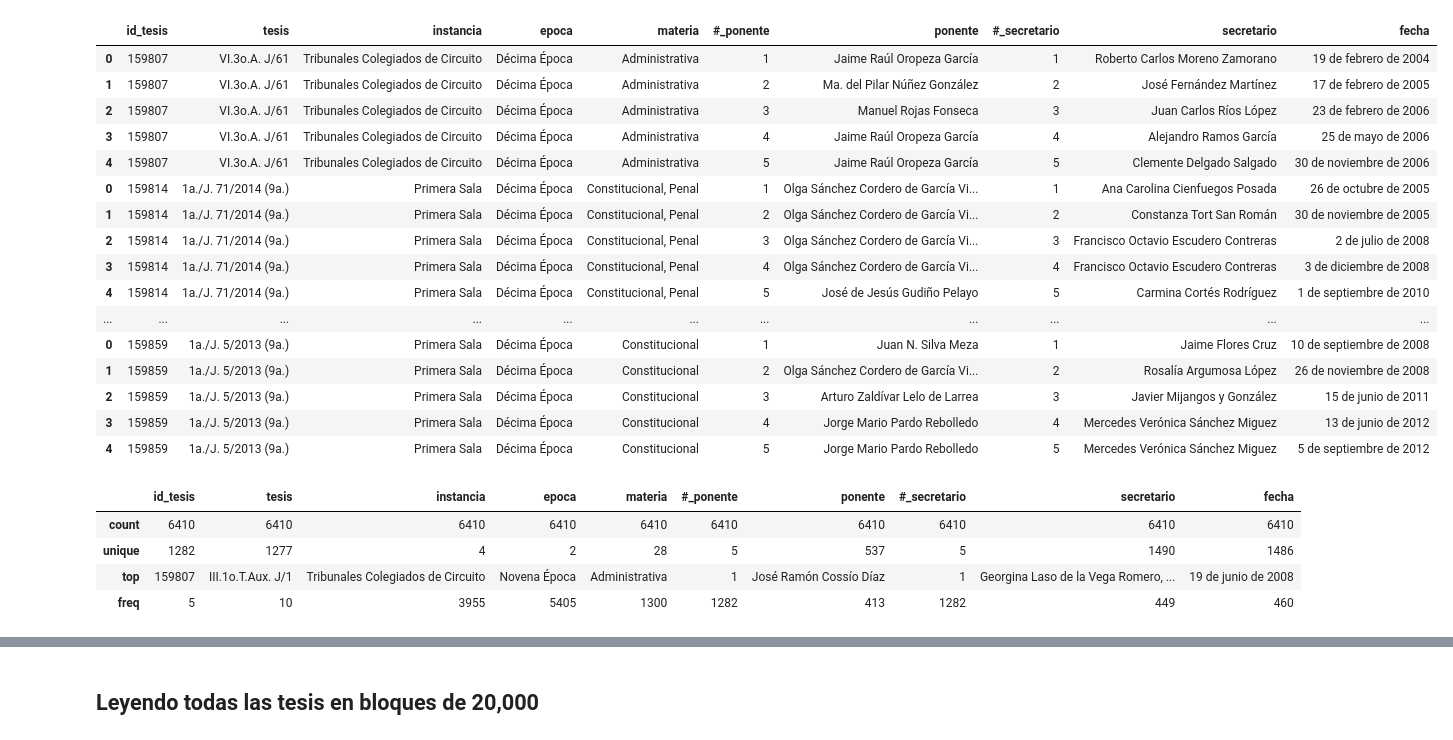
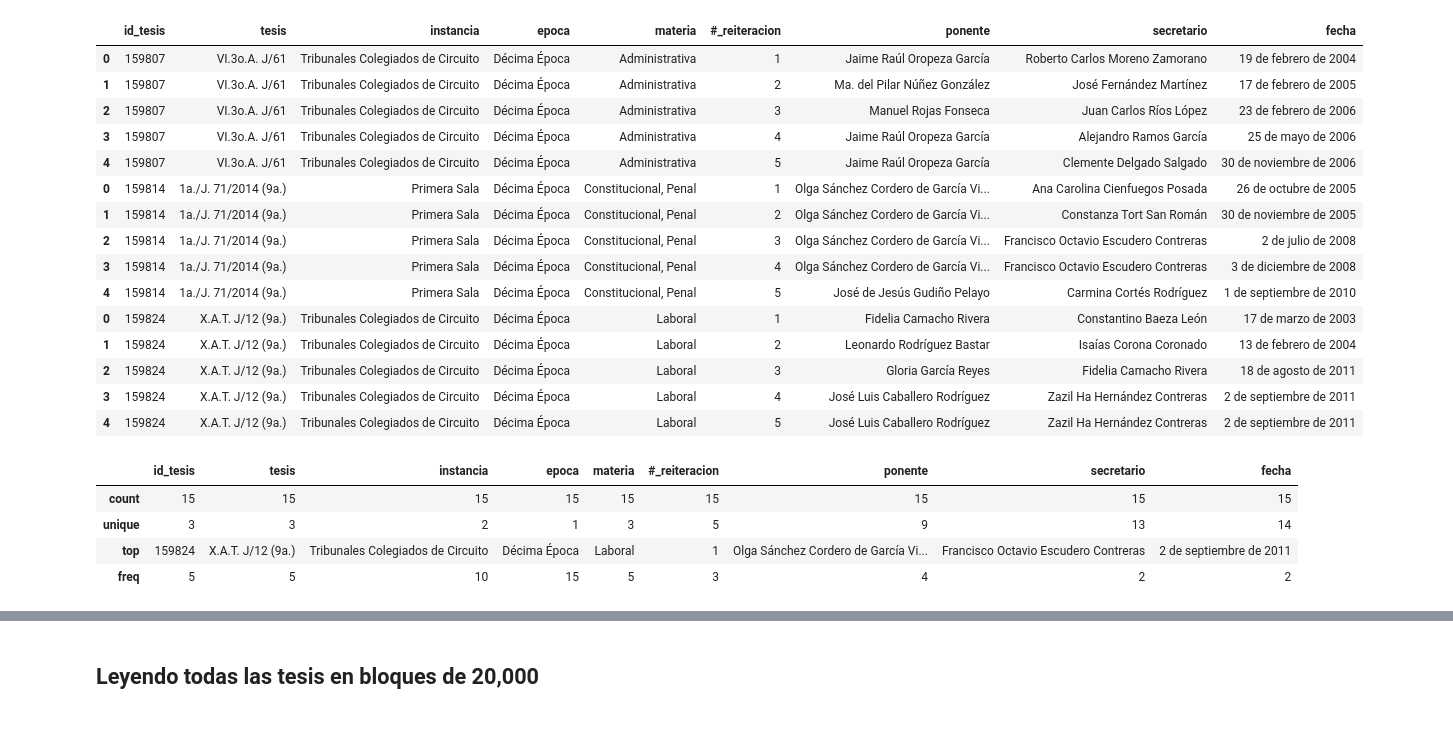
Before and after one commit to lecepe00/estancia_inv_MCD, a Jupyter notebook: notebooks/extraccion_datos.ipynb, the cells around one changed output, grey strips where cells are left out. Saved outputs shown, nothing was run; the diff lists cells and outputs as text; code cells hidden in the pictures.

```diff
--- a/notebooks/extraccion_datos.ipynb
+++ b/notebooks/extraccion_datos.ipynb
@@ -22,7 +20,7 @@ print(file_count)
 # %%
 ruta_txt = '../data_prueba/*.txt'
 # %%
-tabla_tesis_jurisprudencia = pd.DataFrame(columns=['id_tesis','tesis','instancia','epoca','materia','#_reiteracion','ponente','secretario','fecha'])
+tabla_tesis_jurisprudencia_prueba = pd.DataFrame(columns=['id_tesis','tesis','instancia','epoca','materia','#_reiteracion','ponente','secretario','fecha'])
 
 t0 = time.time()
 n = len(glob.glob(ruta_txt))
@@ -61,10 +59,10 @@ for i in range(n):
                 #Búsquedas de Ponentes, Secretarios y Fechas
                 ponentes = busqueda_ponentes(text_aux)
                 secretarios = busqueda_secretarios(text_aux,ponentes)
-                fecha = busqueda_fecha(text_aux)
+                fecha = busqueda_fecha(text_aux,ponentes)
 
                 tabla_iteracion = crea_tabla(id_tesis,tesis,instancia,epoca,materia,ponentes,secretarios,fecha)
-                tabla_tesis_jurisprudencia = tabla_tesis_jurisprudencia.append(tabla_iteracion)
+                tabla_tesis_jurisprudencia_prueba = tabla_tesis_jurisprudencia_prueba.append(tabla_iteracion)
 
         # Imprimir cada 1,000 iteraciones
         if i%1000 == 0:
@@ -108,28 +92,27 @@ Total tesis de Jurisprudencia por Reiteración: 1282
 # %%
-tabla_tesis_jurisprudencia.head(20)
+tabla_tesis_jurisprudencia_prueba.head(20)
 # %% [output]
-|  | id_tesis | tesis | instancia | epoca | materia | #_ponente | ponente | #_secretario | secretario | fecha |
-| 0 | 159807 | VI.3o.A. J/61 | Tribunales Colegiados de Circuito | Décima Época | Administrativa | 1 | Jaime Raúl Oropeza García | 1 | Roberto Carlos Moreno Zamorano | 19 de febrero de 2004 |
-| 1 | 159807 | VI.3o.A. J/61 | Tribunales Colegiados de Circuito | Décima Época | Administrativa | 2 | Ma. del Pilar Núñez González | 2 | José Fernández Martínez | 17 de febrero de 2005 |
-| 2 | 159807 | VI.3o.A. J/61 | Tribunales Colegiados de Circuito | Décima Época | Administrativa | 3 | Manuel Rojas Fonseca | 3 | Juan Carlos Ríos López | 23 de febrero de 2006 |
-| 3 | 159807 | VI.3o.A. J/61 | Tribunales Colegiados de Circuito | Décima Época | Administrativa | 4 | Jaime Raúl Oropeza García | 4 | Alejandro Ramos García | 25 de mayo de 2006 |
-| 4 | 159807 | VI.3o.A. J/61 | Tribunales Colegiados de Circuito | Décima Época | Administrativa | 5 | Jaime Raúl Oropeza García | 5 | Clemente Delgado Salgado | 30 de noviembre de 2006 |
-| 0 | 159814 | 1a./J. 71/2014 (9a.) | Primera Sala | Décima Época | Constitucional, Penal | 1 | Olga Sánchez Cordero de García Vi... | 1 | Ana Carolina Cienfuegos Posada | 26 de octubre de 2005 |
-| 1 | 159814 | 1a./J. 71/2014 (9a.) | Primera Sala | Décima Época | Constitucional, Penal | 2 | Olga Sánchez Cordero de García Vi... | 2 | Constanza Tort San Román | 30 de noviembre de 2005 |
-| 2 | 159814 | 1a./J. 71/2014 (9a.) | Primera Sala | Décima Época | Constitucional, Penal | 3 | Olga Sánchez Cordero de García Vi... | 3 | Francisco Octavio Escudero Contreras | 2 de julio de 2008 |
-| 3 | 159814 | 1a./J. 71/2014 (9a.) | Primera Sala | Décima Época | Constitucional, Penal | 4 | Olga Sánchez Cordero de García Vi... | 4 | Francisco Octavio Escudero Contreras | 3 de diciembre de 2008 |
-| 4 | 159814 | 1a./J. 71/2014 (9a.) | Primera Sala | Décima Época | Constitucional, Penal | 5 | José de Jesús Gudiño Pelayo | 5 | Carmina Cortés Rodríguez | 1 de septiembre de 2010 |
-| ... | ... | ... | ... | ... | ... | ... | ... | ... | ... | ... |
-| 0 | 159859 | 1a./J. 5/2013 (9a.) | Primera Sala | Décima Época | Constitucional | 1 | Juan N. Silva Meza | 1 | Jaime Flores Cruz | 10 de septiembre de 2008 |
-| 1 | 159859 | 1a./J. 5/2013 (9a.) | Primera Sala | Décima Época | Constitucional | 2 | Olga Sánchez Cordero de García Vi... | 2 | Rosalía Argumosa López | 26 de noviembre de 2008 |
-| 2 | 159859 | 1a./J. 5/2013 (9a.) | Primera Sala | Décima Época | Constitucional | 3 | Arturo Zaldívar Lelo de Larrea | 3 | Javier Mijangos y González | 15 de junio de 2011 |
-| 3 | 159859 | 1a./J. 5/2013 (9a.) | Primera Sala | Décima Época | Constitucional | 4 | Jorge Mario Pardo Rebolledo | 4 | Mercedes Verónica Sánchez Miguez | 13 de junio de 2012 |
-| 4 | 159859 | 1a./J. 5/2013 (9a.) | Primera Sala | Décima Época | Constitucional | 5 | Jorge Mario Pardo Rebolledo | 5 | Mercedes Verónica Sánchez Miguez | 5 de septiembre de 2012 |
+|  | id_tesis | tesis | instancia | epoca | materia | #_reiteracion | ponente | secretario | fecha |
+| 0 | 159807 | VI.3o.A. J/61 | Tribunales Colegiados de Circuito | Décima Época | Administrativa | 1 | Jaime Raúl Oropeza García | Roberto Carlos Moreno Zamorano | 19 de febrero de 2004 |
+| 1 | 159807 | VI.3o.A. J/61 | Tribunales Colegiados de Circuito | Décima Época | Administrativa | 2 | Ma. del Pilar Núñez González | José Fernández Martínez | 17 de febrero de 2005 |
+| 2 | 159807 | VI.3o.A. J/61 | Tribunales Colegiados de Circuito | Décima Época | Administrativa | 3 | Manuel Rojas Fonseca | Juan Carlos Ríos López | 23 de febrero de 2006 |
+| 3 | 159807 | VI.3o.A. J/61 | Tribunales Colegiados de Circuito | Décima Época | Administrativa | 4 | Jaime Raúl Oropeza García | Alejandro Ramos García | 25 de mayo de 2006 |
+| 4 | 159807 | VI.3o.A. J/61 | Tribunales Colegiados de Circuito | Décima Época | Administrativa | 5 | Jaime Raúl Oropeza García | Clemente Delgado Salgado | 30 de noviembre de 2006 |
+| 0 | 159814 | 1a./J. 71/2014 (9a.) | Primera Sala | Décima Época | Constitucional, Penal | 1 | Olga Sánchez Cordero de García Vi... | Ana Carolina Cienfuegos Posada | 26 de octubre de 2005 |
+| 1 | 159814 | 1a./J. 71/2014 (9a.) | Primera Sala | Décima Época | Constitucional, Penal | 2 | Olga Sánchez Cordero de García Vi... | Constanza Tort San Román | 30 de noviembre de 2005 |
+| 2 | 159814 | 1a./J. 71/2014 (9a.) | Primera Sala | Décima Época | Constitucional, Penal | 3 | Olga Sánchez Cordero de García Vi... | Francisco Octavio Escudero Contreras | 2 de julio de 2008 |
+| 3 | 159814 | 1a./J. 71/2014 (9a.) | Primera Sala | Décima Época | Constitucional, Penal | 4 | Olga Sánchez Cordero de García Vi... | Francisco Octavio Escudero Contreras | 3 de diciembre de 2008 |
+| 4 | 159814 | 1a./J. 71/2014 (9a.) | Primera Sala | Décima Época | Constitucional, Penal | 5 | José de Jesús Gudiño Pelayo | Carmina Cortés Rodríguez | 1 de septiembre de 2010 |
+| 0 | 159824 | X.A.T. J/12 (9a.) | Tribunales Colegiados de Circuito | Décima Época | Laboral | 1 | Fidelia Camacho Rivera | Constantino Baeza León | 17 de marzo de 2003 |
+| 1 | 159824 | X.A.T. J/12 (9a.) | Tribunales Colegiados de Circuito | Décima Época | Laboral | 2 | Leonardo Rodríguez Bastar | Isaías Corona Coronado | 13 de febrero de 2004 |
+| 2 | 159824 | X.A.T. J/12 (9a.) | Tribunales Colegiados de Circuito | Décima Época | Laboral | 3 | Gloria García Reyes | Fidelia Camacho Rivera | 18 de agosto de 2011 |
+| 3 | 159824 | X.A.T. J/12 (9a.) | Tribunales Colegiados de Circuito | Décima Época | Laboral | 4 | José Luis Caballero Rodríguez | Zazil Ha Hernández Contreras | 2 de septiembre de 2011 |
+| 4 | 159824 | X.A.T. J/12 (9a.) | Tribunales Colegiados de Circuito | Décima Época | Laboral | 5 | José Luis Caballero Rodríguez | Zazil Ha Hernández Contreras | 2 de septiembre de 2011 |
 # %%
-tabla_tesis_jurisprudencia.describe()
+tabla_tesis_jurisprudencia_prueba.describe()
 # %% [output]
-|  | id_tesis | tesis | instancia | epoca | materia | #_ponente | ponente | #_secretario | secretario | fecha |
-| count | 6410 | 6410 | 6410 | 6410 | 6410 | 6410 | 6410 | 6410 | 6410 | 6410 |
-| unique | 1282 | 1277 | 4 | 2 | 28 | 5 | 537 | 5 | 1490 | 1486 |
-| top | 159807 | III.1o.T.Aux. J/1 | Tribunales Colegiados de Circuito | Novena Época | Administrativa | 1 | José Ramón Cossío Díaz | 1 | Georgina Laso de la Vega Romero, ... | 19 de junio de 2008 |
-| freq | 5 | 10 | 3955 | 5405 | 1300 | 1282 | 413 | 1282 | 449 | 460 |
+|  | id_tesis | tesis | instancia | epoca | materia | #_reiteracion | ponente | secretario | fecha |
+| count | 15 | 15 | 15 | 15 | 15 | 15 | 15 | 15 | 15 |
+| unique | 3 | 3 | 2 | 1 | 3 | 5 | 9 | 13 | 14 |
+| top | 159824 | X.A.T. J/12 (9a.) | Tribunales Colegiados de Circuito | Décima Época | Laboral | 1 | Olga Sánchez Cordero de García Vi... | Francisco Octavio Escudero Contreras | 2 de septiembre de 2011 |
+| freq | 5 | 5 | 10 | 15 | 5 | 3 | 4 | 2 | 2 |
```
Also changed, not shown: parts of 57 cells of this notebook, 3 other files.
